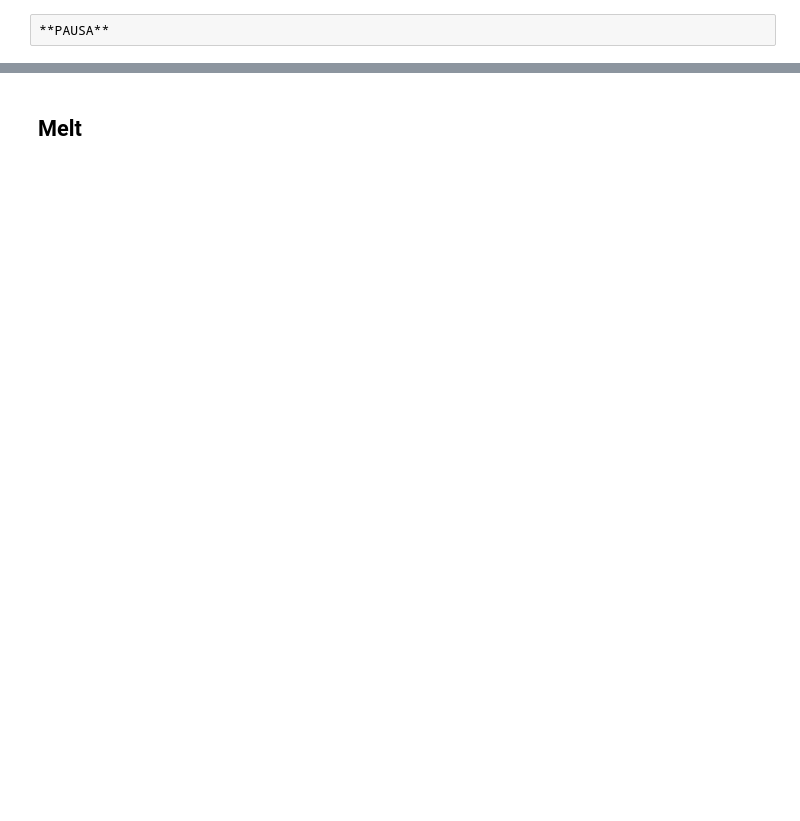
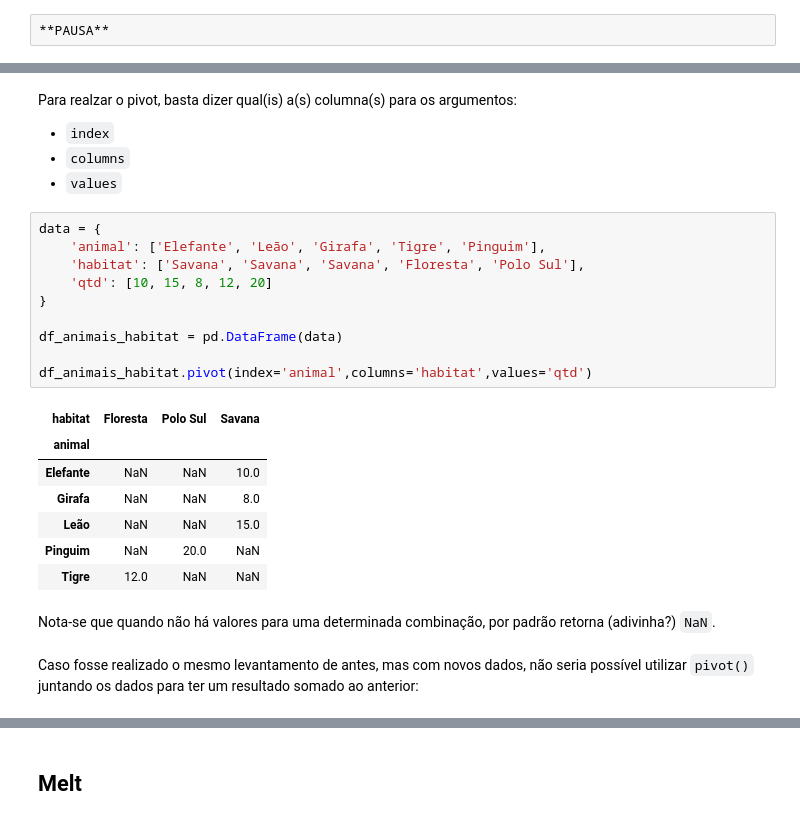
Before and after one commit to allansuzuki/ADA_classes, a Jupyter notebook: DS-PY-Data-Science/DS-PY-004 TÉCNICAS DE PROGRAMAÇÃO I (PY)/Material do Aluno/Aula 5/Aula5_Pandas-Processar_Dados.ipynb, the cells around one changed output, grey strips where cells are left out. Drawn from its saved outputs; the diff is of its cells as text; blank space fills up the shorter version.

```diff
--- a/DS-PY-Data-Science/DS-PY-004 TÉCNICAS DE PROGRAMAÇÃO I (PY)/Material do Aluno/Aula 5/Aula5_Pandas-Processar_Dados.ipynb
+++ b/DS-PY-Data-Science/DS-PY-004 TÉCNICAS DE PROGRAMAÇÃO I (PY)/Material do Aluno/Aula 5/Aula5_Pandas-Processar_Dados.ipynb
@@ -295,0 +448,29 @@ Pratica rapida (com textos de apoio)
+# %% [markdown]
+Para realzar o pivot, basta dizer qual(is) a(s) columna(s) para os argumentos:
+- `index`
+- `columns`
+- `values`
+
+<!-- `img de um dataset no pivot` -->
+# %%
+data = {
+    'animal': ['Elefante', 'Leão', 'Girafa', 'Tigre', 'Pinguim'],
+    'habitat': ['Savana', 'Savana', 'Savana', 'Floresta', 'Polo Sul'],
+    'qtd': [10, 15, 8, 12, 20]
+}
+
+df_animais_habitat = pd.DataFrame(data)
+
+df_animais_habitat.pivot(index='animal',columns='habitat',values='qtd')
+# %% [output]
+| habitat | Floresta | Polo Sul | Savana |
+| animal |  |  |  |
+| Elefante | NaN | NaN | 10.0 |
+| Girafa | NaN | NaN | 8.0 |
+| Leão | NaN | NaN | 15.0 |
+| Pinguim | NaN | 20.0 | NaN |
+| Tigre | 12.0 | NaN | NaN |
+# %% [markdown]
+Nota-se que quando não há valores para uma determinada combinação, por padrão retorna (adivinha?) `NaN`.
+# %% [markdown]
+Caso fosse realizado o mesmo levantamento de antes, mas com novos dados, não seria possível utilizar `pivot()` juntando os dados para ter um resultado somado ao anterior:
```
Also changed, not shown: parts of 57 cells of this notebook, 6 other files.
